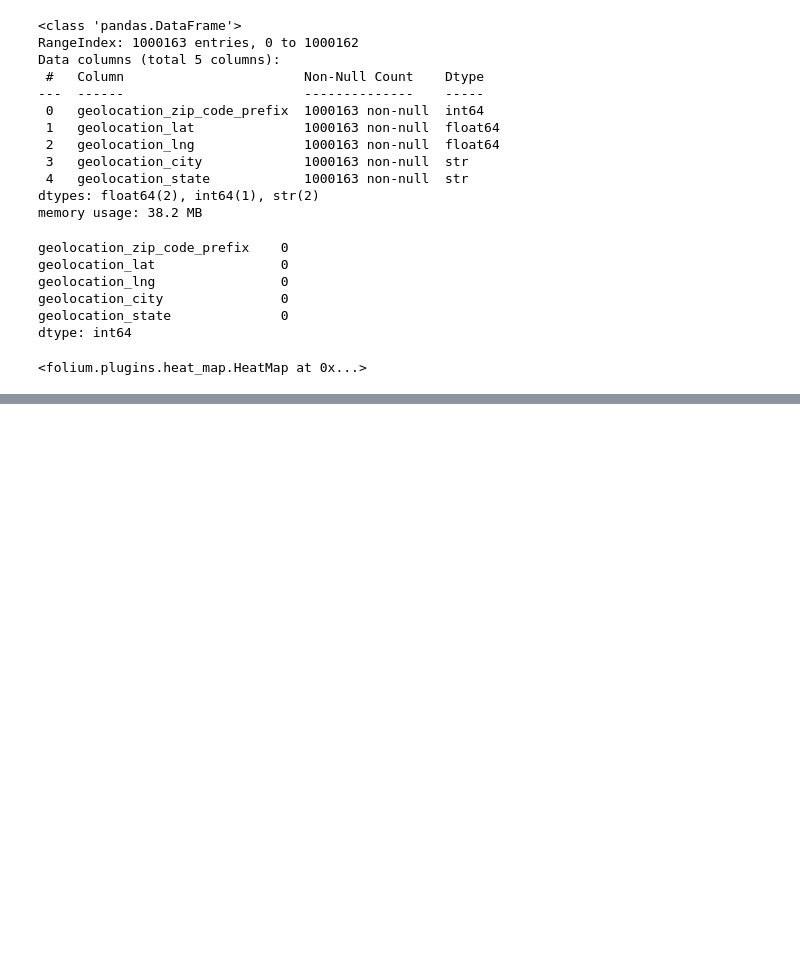
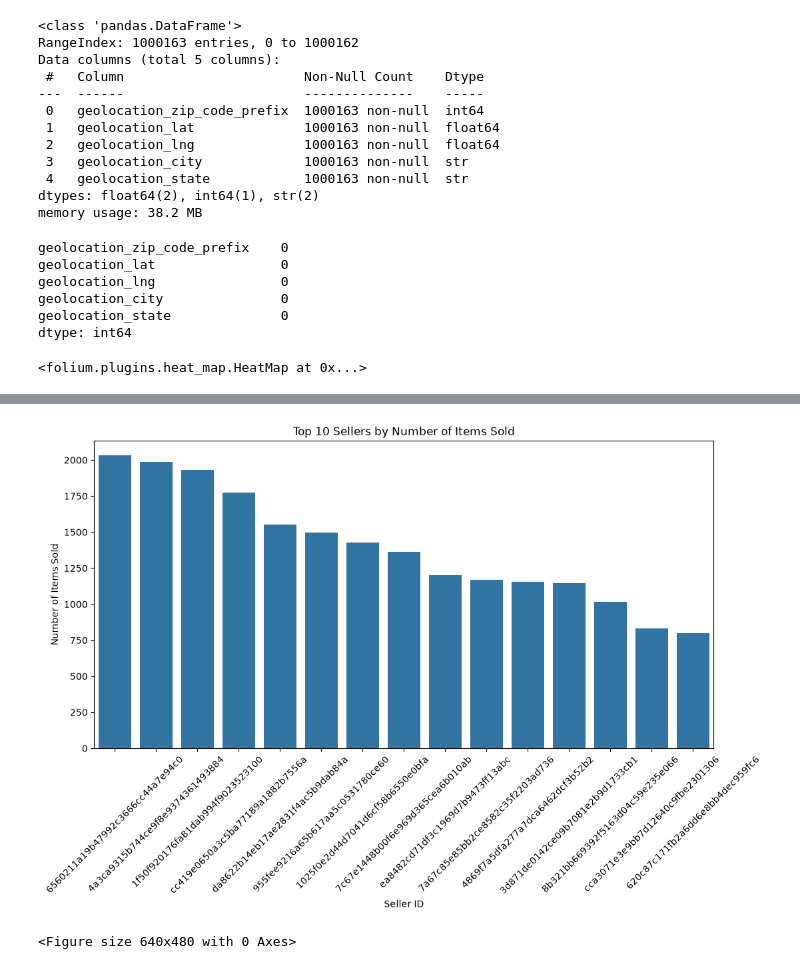
Before and after one commit to TanmayAggarwal87/E-commerce-Store-Anlaysis, a Jupyter notebook: notebooks/01_data_exploration.ipynb, the cells around one changed output, grey strips where cells are left out. Saved outputs shown, nothing was run; the diff lists cells and outputs as text; code cells hidden in the pictures; blank space fills up the shorter version.

```diff
--- a/notebooks/01_data_exploration.ipynb
+++ b/notebooks/01_data_exploration.ipynb
@@ -301,0 +490,2 @@ HeatMap(
+# %%
+top_vendor = order_items["seller_id"].value_counts().head(15)
@@ -301,0 +512,19 @@ HeatMap(
+# %%
+
+plt.figure(figsize=(12, 6))
+
+sns.barplot(
+    x=top_vendor.index,
+    y=top_vendor.values
+)
+
+plt.xticks(rotation=45)
+plt.xlabel("Seller ID")
+plt.ylabel("Number of Items Sold")
+plt.title("Top 10 Sellers by Number of Items Sold")
+
+plt.show()
+plt.savefig("../output/charts/order_item/top_vendor_barplot.png", dpi=300)
+# %% [output]
+[figure, added]
+<Figure size 640x480 with 0 Axes>
```
Also changed, not shown: parts of 30 cells of this notebook, 6 other files.
